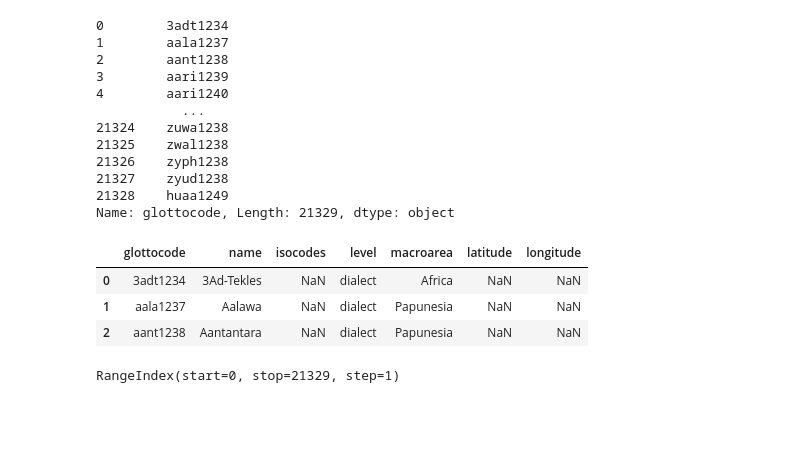
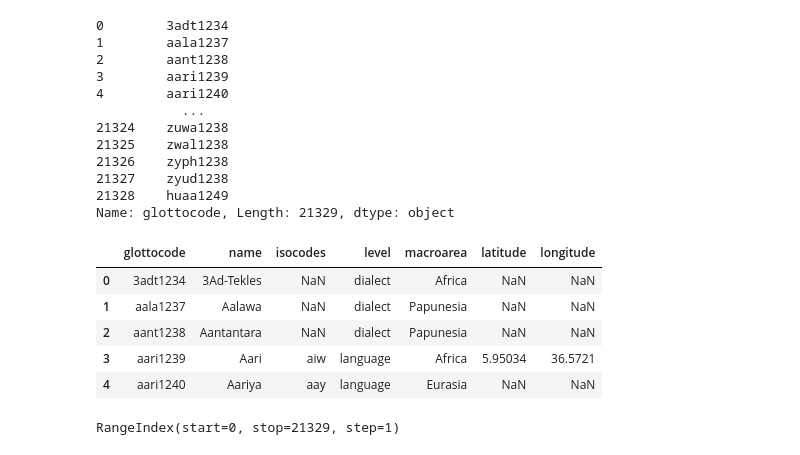
Before and after one commit to javiervz/analisis-datos-magister, a Jupyter notebook: clase-4/clase-6.ipynb, the cells around one changed output. Drawn from its saved outputs; the diff is of its cells as text; code cells hidden in the pictures; blank space fills up the shorter version.

```diff
--- a/clase-4/clase-4.ipynb
+++ b/clase-4/clase-6.ipynb
@@ -62,12 +66,14 @@ Name: glottocode, Length: 21329, dtype: object
 # %%
 ## primeras filas!
 
-langs[:3]
+langs[:5]
 # %% [output]
 |  | glottocode | name | isocodes | level | macroarea | latitude | longitude |
 | 0 | 3adt1234 | 3Ad-Tekles | NaN | dialect | Africa | NaN | NaN |
 | 1 | aala1237 | Aalawa | NaN | dialect | Papunesia | NaN | NaN |
 | 2 | aant1238 | Aantantara | NaN | dialect | Papunesia | NaN | NaN |
+| 3 | aari1239 | Aari | aiw | language | Africa | 5.95034 | 36.5721 |
+| 4 | aari1240 | Aariya | aay | language | Eurasia | NaN | NaN |
 # %%
 ## índices!
 
```
Also changed, not shown: parts of 18 cells of this notebook, 3 other files.
